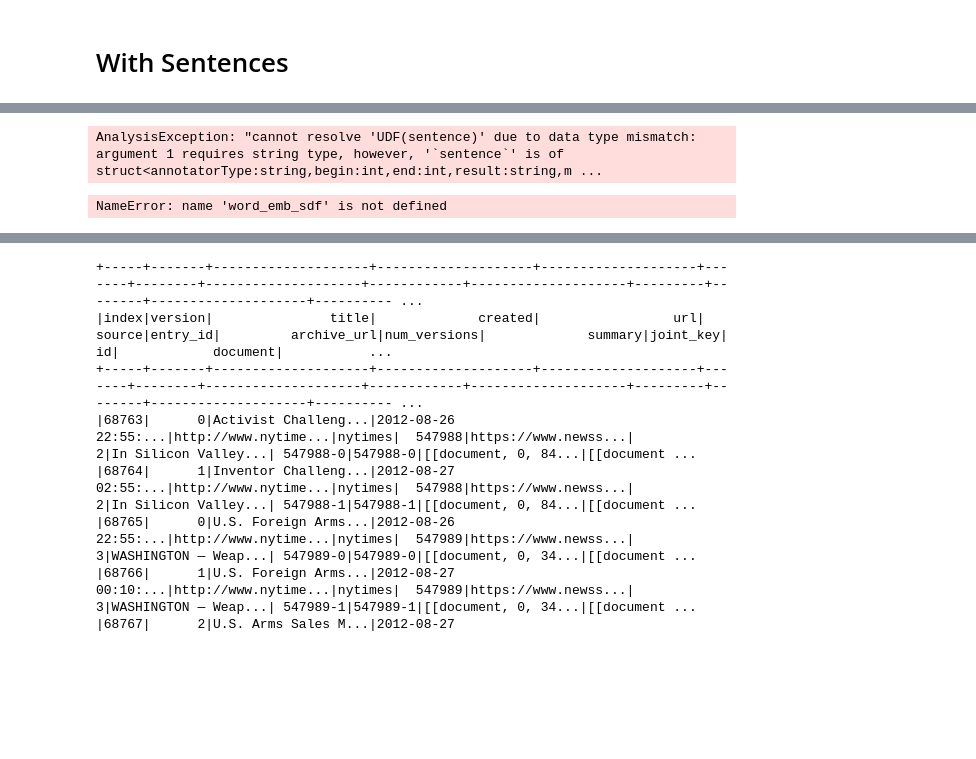
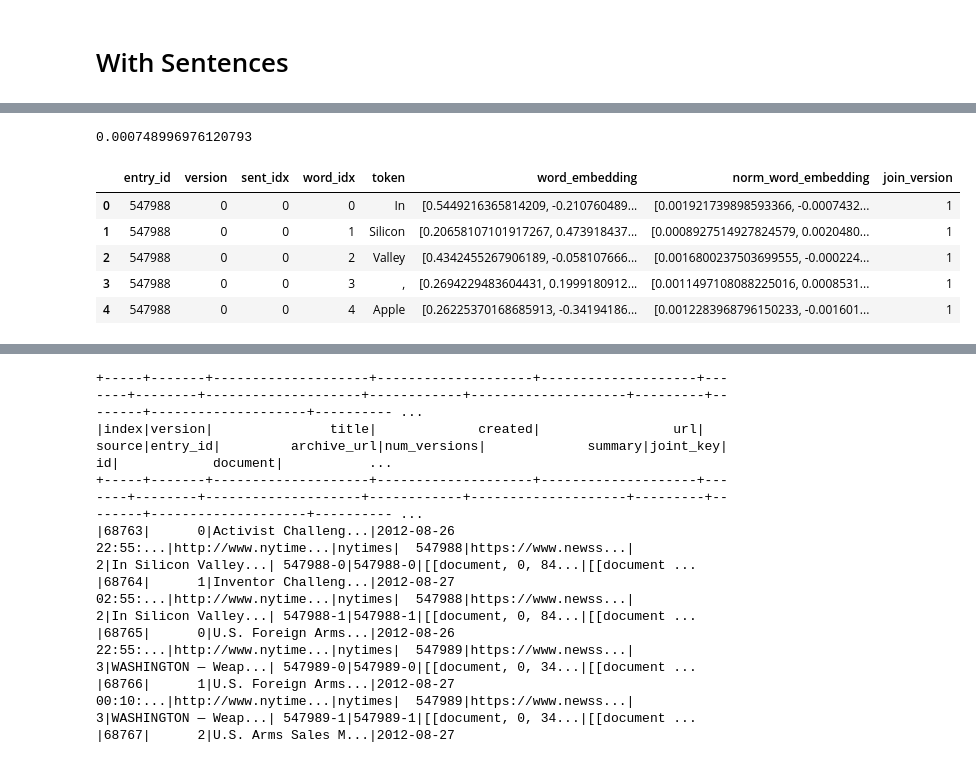
Before and after one commit to alex2awesome/edit-pathways, a Jupyter notebook: notebooks/2021-04-11_spark-nlp.ipynb, the cells around one changed output, grey strips where cells are left out. Cells and saved outputs as stored; diff of their text form; code cells hidden in the pictures; blank space fills up the shorter version.

```diff
--- a/notebooks/2021-04-11_spark-nlp.ipynb
+++ b/notebooks/2021-04-11_spark-nlp.ipynb
@@ -366,6 +465,4 @@ pipeline = Pipeline(stages=
   ]
 )
 # %%
-sent_sdf = pipeline.fit(sdf).transform(sdf)
+word_emb_sdf = pipeline.fit(sdf).transform(sdf)
-# %% [output]
-AnalysisException: "cannot resolve 'UDF(sentence)' due to data type mismatch: argument 1 requires string type, however, '`sentence`' is of struct<annotatorType:string,begin:int,end:int,result:string,m ...
@@ -374,4 +471,4 @@ emb_sdf = bert_pipeline.fit(sent_list_df).transform(sent_list_df)
+# %%
+t = vector_normalizer.transform(word_emb_sdf).toPandas()
 # %%
-snet_list_dfp = word_emb_sdf.limit(5).toPandas()
+word_emb_sdfp = word_emb_sdf.toPandas()
-# %% [output]
-NameError: name 'word_emb_sdf' is not defined
@@ -402,0 +475,2 @@ exploded_word_df = (word_emb_sdf
+# %%
+word_emb_sdfp = t
@@ -402,0 +479,14 @@ exploded_word_df = (word_emb_sdf
+# %%
+word_emb_sdfp.iloc[0]['norm_word_embedding'].dot(word_emb_sdfp.iloc[3]['norm_word_embedding'])
+#.loc[lambda df: df['entry_id'] == 547988].loc[lambda df: df['version'] == 0]
+# %% [output]
+0.000748996976120793
+# %%
+word_emb_sdfp.head()
+# %% [output]
+|  | entry_id | version | sent_idx | word_idx | token | word_embedding | norm_word_embedding | join_version |
+| 0 | 547988 | 0 | 0 | 0 | In | [0.5449216365814209, -0.210760489... | [0.001921739898593366, -0.0007432... | 1 |
+| 1 | 547988 | 0 | 0 | 1 | Silicon | [0.20658107101917267, 0.473918437... | [0.0008927514927824579, 0.0020480... | 1 |
+| 2 | 547988 | 0 | 0 | 2 | Valley | [0.4342455267906189, -0.058107666... | [0.0016800237503699555, -0.000224... | 1 |
+| 3 | 547988 | 0 | 0 | 3 | , | [0.2694229483604431, 0.1999180912... | [0.0011497108088225016, 0.0008531... | 1 |
+| 4 | 547988 | 0 | 0 | 4 | Apple | [0.26225370168685913, -0.34194186... | [0.0012283968796150233, -0.001601... | 1 |
```
Also changed, not shown: parts of 41 cells of this notebook.
